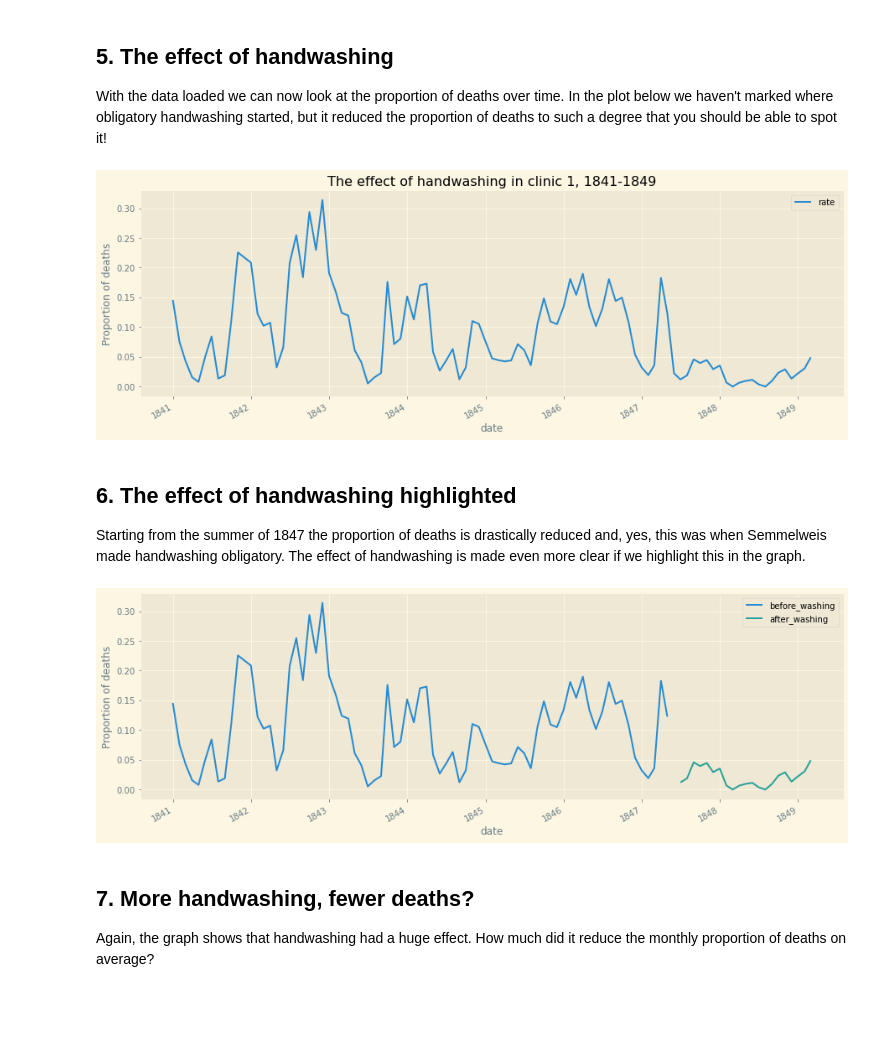
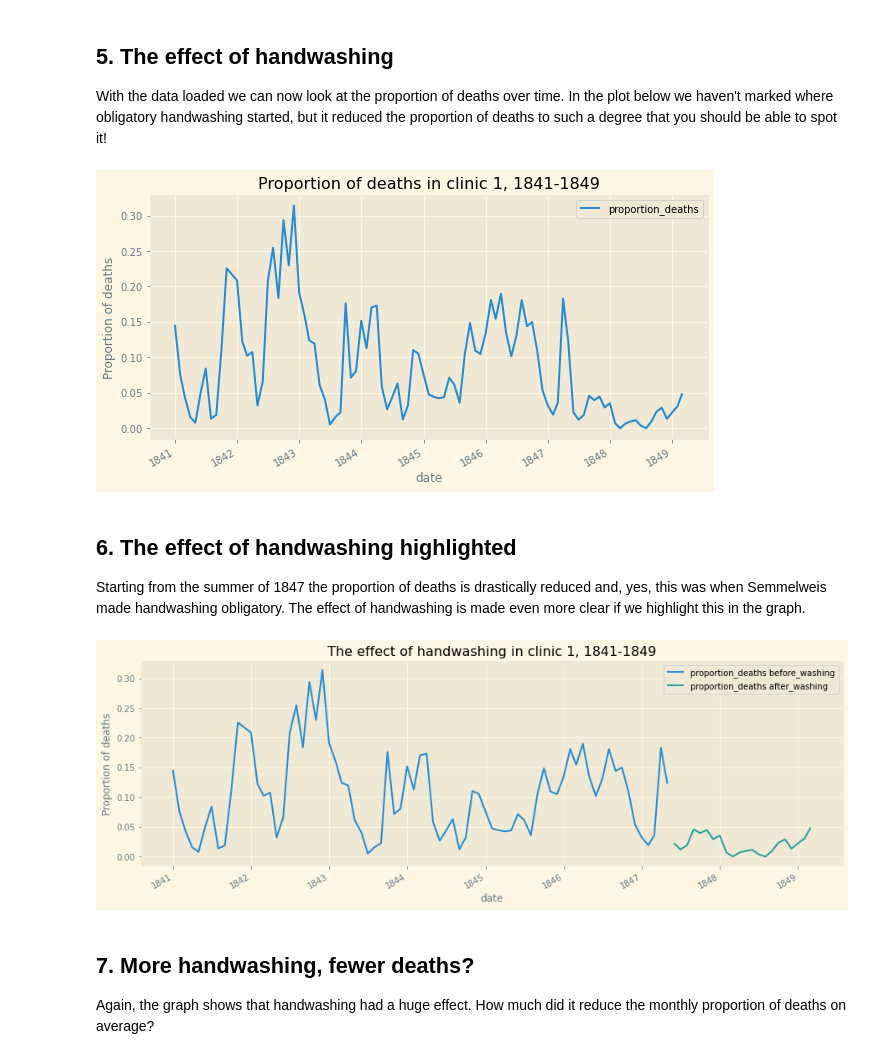
Before and after one commit to allaccountstaken/data_triflings, a Jupyter notebook: handwashing.ipynb, the cells around one changed output. Drawn from its saved outputs; the diff is of its cells as text; code cells hidden in the pictures; blank space fills up the shorter version.

```diff
--- a/handwashing.ipynb
+++ b/handwashing.ipynb
@@ -66,12 +66,12 @@ monthly_df.head(4)
 With the data loaded we can now look at the proportion of deaths over time. In the plot below we haven't marked where obligatory handwashing started, but it reduced the proportion of deaths to such a degree that you should be able to spot it!
 # %%
 # Plot monthly proportion of deaths
-monthly_df.plot(x='date', y='rate', figsize=(15,5))
-plt.title("The effect of handwashing in clinic 1, 1841-1849")
+monthly_df.plot(x='date', y='proportion_deaths', figsize=(10,5))
+plt.title("Proportion of deaths in clinic 1, 1841-1849")
 plt.ylabel("Proportion of deaths")
 plt.show()
 # %% [output]
-[figure, old version]
+[figure, new version]
 # %% [markdown]
 ## 6. The effect of handwashing highlighted
 Starting from the summer of 1847 the proportion of deaths is drastically reduced and, yes, this was when Semmelweis made handwashing obligatory.
@@ -83,17 +83,18 @@ handwashing_start = pd.to_datetime('1847-06-01')
 
 # Split monthly into before and after handwashing_start
 before_washing = monthly_df[monthly_df["date"] < handwashing_start]
-after_washing = monthly_df[monthly_df["date"] > handwashing_start]
+after_washing = monthly_df[monthly_df["date"] >= handwashing_start]
 
 # Plot monthly proportion of deaths before and after handwashing
 ax = before_washing.plot(x='date', y='proportion_deaths',
-                         label='before_washing')
+                         label='proportion_deaths before_washing')
 after_washing.plot(x='date', y='proportion_deaths',
-                   label='after_washing', ax=ax, figsize=(15, 5))
+                   label='proportion_deaths after_washing', ax=ax, figsize=(15, 5))
 ax.set_ylabel("Proportion of deaths")
+plt.title("The effect of handwashing in clinic 1, 1841-1849")
 plt.show();
 # %% [output]
-[figure, old version]
+[figure, new version]
 # %% [markdown]
 ## 7. More handwashing, fewer deaths?
 Again, the graph shows that handwashing had a huge effect. How much did it reduce the monthly proportion of deaths on average?
```
Also changed, not shown: parts of 6 cells of this notebook.
